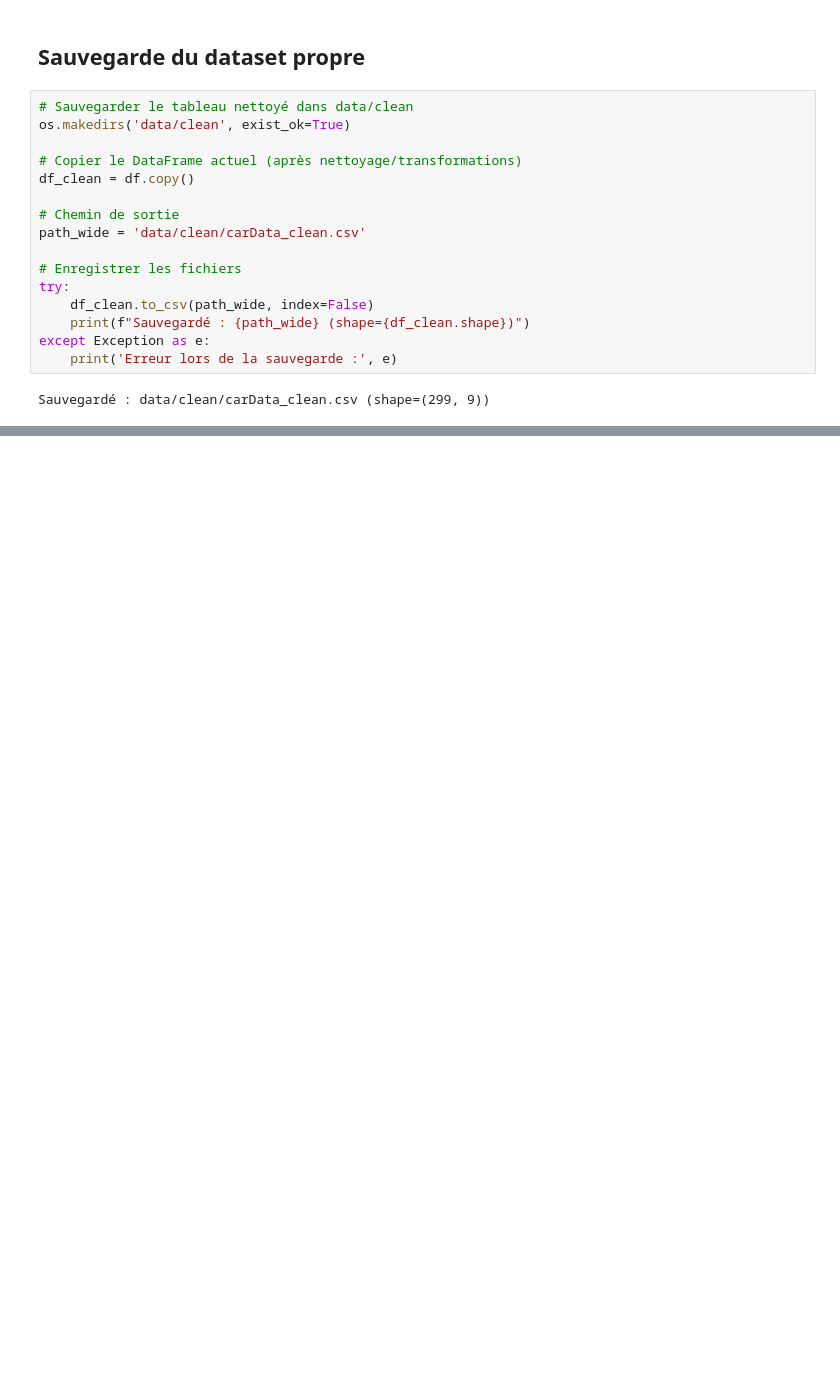
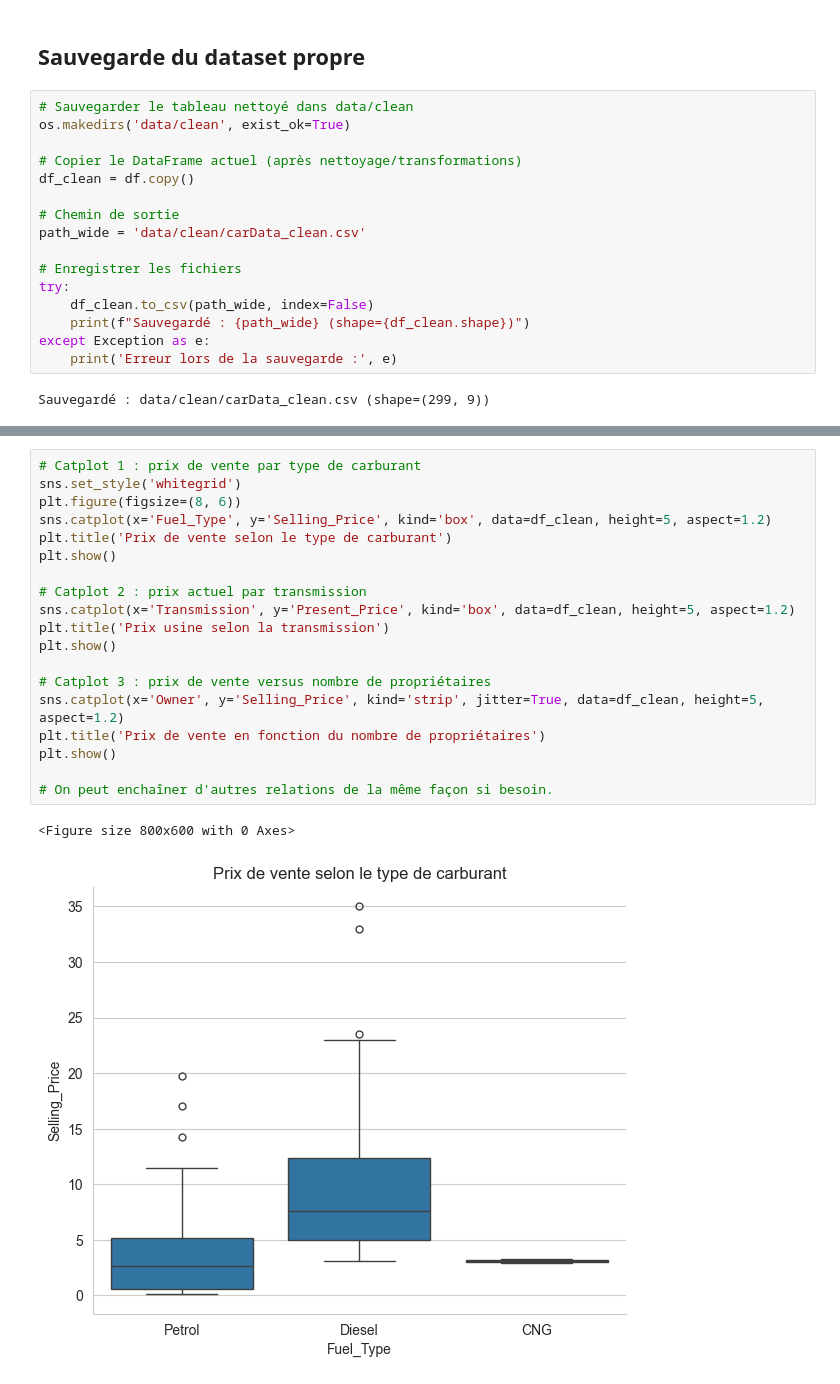
Before and after one commit to axel-achart/new-car, a Jupyter notebook: notebook.ipynb, the cells around one changed output, grey strips where cells are left out. Cells and saved outputs as stored; diff of their text form; blank space fills up the shorter version.

```diff
--- a/notebook.ipynb
+++ b/notebook.ipynb
@@ -95,0 +166,22 @@ Sauvegardé : data/clean/carData_clean.csv (shape=(299, 9))
+# %%
+# Catplot 1 : prix de vente par type de carburant
+sns.set_style('whitegrid')
+plt.figure(figsize=(8, 6))
+sns.catplot(x='Fuel_Type', y='Selling_Price', kind='box', data=df_clean, height=5, aspect=1.2)
+plt.title('Prix de vente selon le type de carburant')
+plt.show()
+
+# Catplot 2 : prix actuel par transmission
+sns.catplot(x='Transmission', y='Present_Price', kind='box', data=df_clean, height=5, aspect=1.2)
+plt.title('Prix usine selon la transmission')
+plt.show()
+
+# Catplot 3 : prix de vente versus nombre de propriétaires
+sns.catplot(x='Owner', y='Selling_Price', kind='strip', jitter=True, data=df_clean, height=5, aspect=1.2)
+plt.title('Prix de vente en fonction du nombre de propriétaires')
+plt.show()
+
+# On peut enchaîner d'autres relations de la même façon si besoin.
+# %% [output]
+<Figure size 800x600 with 0 Axes>
+[figure, added]
```
Also changed, not shown: parts of 16 cells of this notebook.
